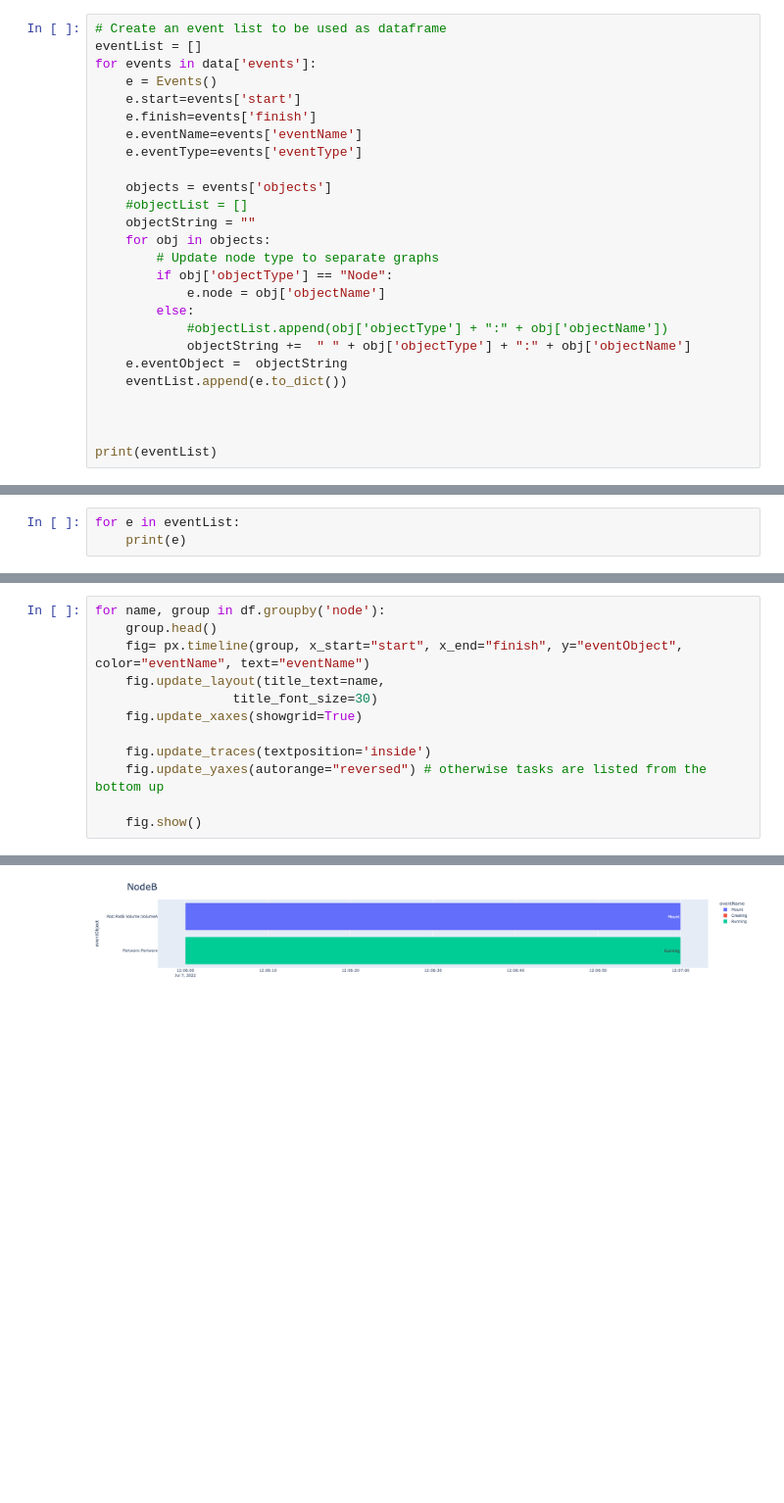
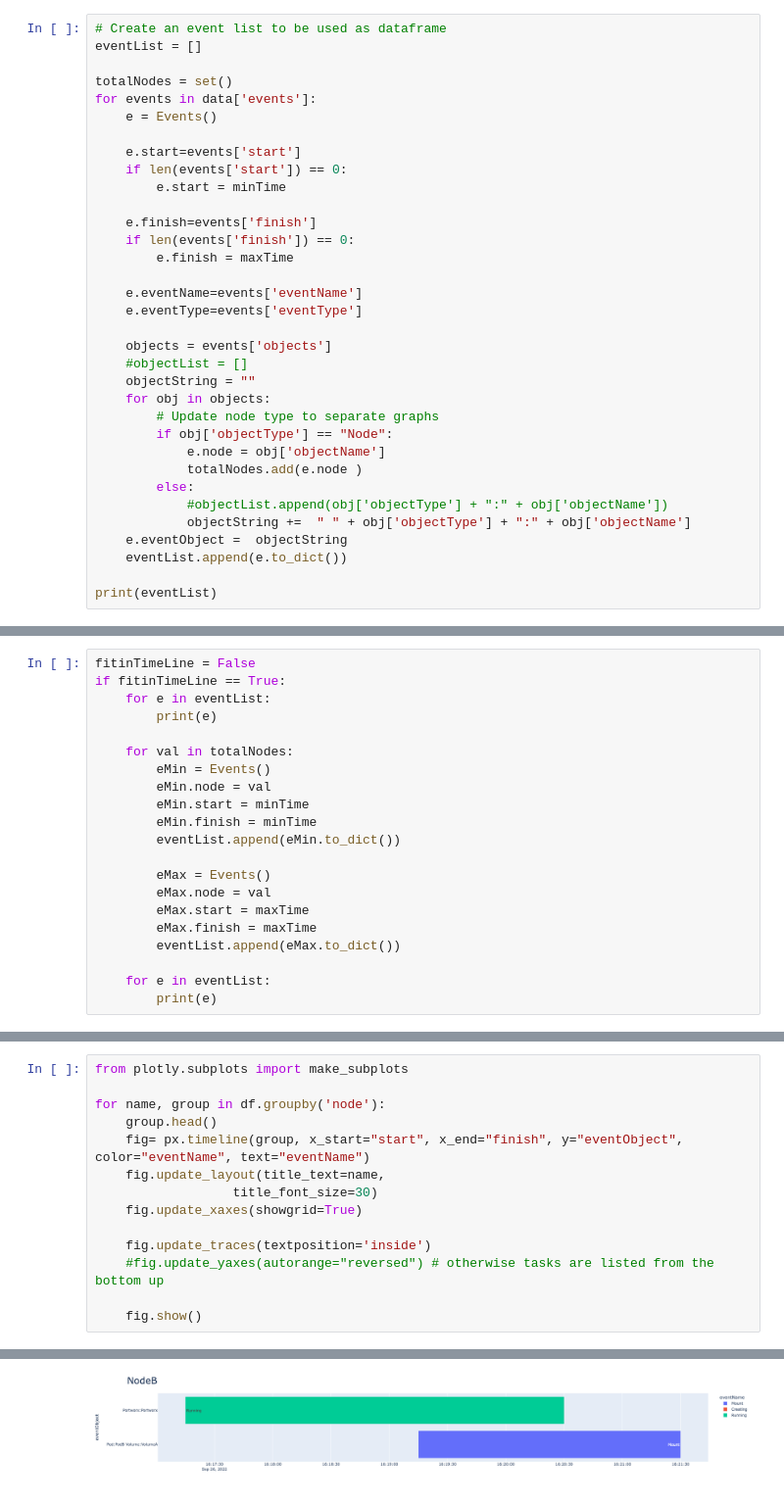
Before and after one commit to Pure-AdamuKaapan/hawk-eye, a Jupyter notebook: display/timeline.ipynb, the cells around one changed output, grey strips where cells are left out. Shown at 98% size. Drawn from its saved outputs; the diff is of its cells as text; blank space fills up the shorter version.

Commit message:
Updating display to use epoch time.
Signed-off-by: Priyanshu Pandey <ppandey@purestorage.com>

```diff
--- a/display/timeline.ipynb
+++ b/display/timeline.ipynb
@@ -85,10 +120,19 @@ Portworx
 # %%
 # Create an event list to be used as dataframe
 eventList = []
+
+totalNodes = set()
 for events in data['events']:
     e = Events()
+
     e.start=events['start']
+    if len(events['start']) == 0:
+        e.start = minTime
+
     e.finish=events['finish']
+    if len(events['finish']) == 0:
+        e.finish = maxTime
+
     e.eventName=events['eventName']
     e.eventType=events['eventType']
 
@@ -99,13 +143,12 @@ for events in data['events']:
         # Update node type to separate graphs
         if obj['objectType'] == "Node":
             e.node = obj['objectName']
+            totalNodes.add(e.node )
         else:
             #objectList.append(obj['objectType'] + ":" + obj['objectName'])
             objectString +=  " " + obj['objectType'] + ":" + obj['objectName']
     e.eventObject =  objectString
     eventList.append(e.to_dict())
 
-
-
 print(eventList)
 # %% [output]
@@ -113,3 +172,21 @@ print(eventList)
 # %%
-for e in eventList:
-    print(e)
+fitinTimeLine = False
+if fitinTimeLine == True:
+    for e in eventList:
+        print(e)
+
+    for val in totalNodes:
+        eMin = Events()
+        eMin.node = val
+        eMin.start = minTime
+        eMin.finish = minTime
+        eventList.append(eMin.to_dict())
+
+        eMax = Events()
+        eMax.node = val
+        eMax.start = maxTime
+        eMax.finish = maxTime
+        eventList.append(eMax.to_dict())
+
+    for e in eventList:
+        print(e)
@@ -137,4 +208,6 @@ df.head()
 # %%
+from plotly.subplots import make_subplots
+
 for name, group in df.groupby('node'):
     group.head()
     fig= px.timeline(group, x_start="start", x_end="finish", y="eventObject", color="eventName", text="eventName")
@@ -143,7 +216,7 @@ for name, group in df.groupby('node'):
     fig.update_xaxes(showgrid=True)
 
     fig.update_traces(textposition='inside')
-    fig.update_yaxes(autorange="reversed") # otherwise tasks are listed from the bottom up
+    #fig.update_yaxes(autorange="reversed") # otherwise tasks are listed from the bottom up
 
     fig.show()
 # %% [output]
@@ -151 +224 @@ for name, group in df.groupby('node'):
-[figure, old version]
+[figure, new version]
```
Also changed, not shown: parts of 11 cells of this notebook, 1 other file.
